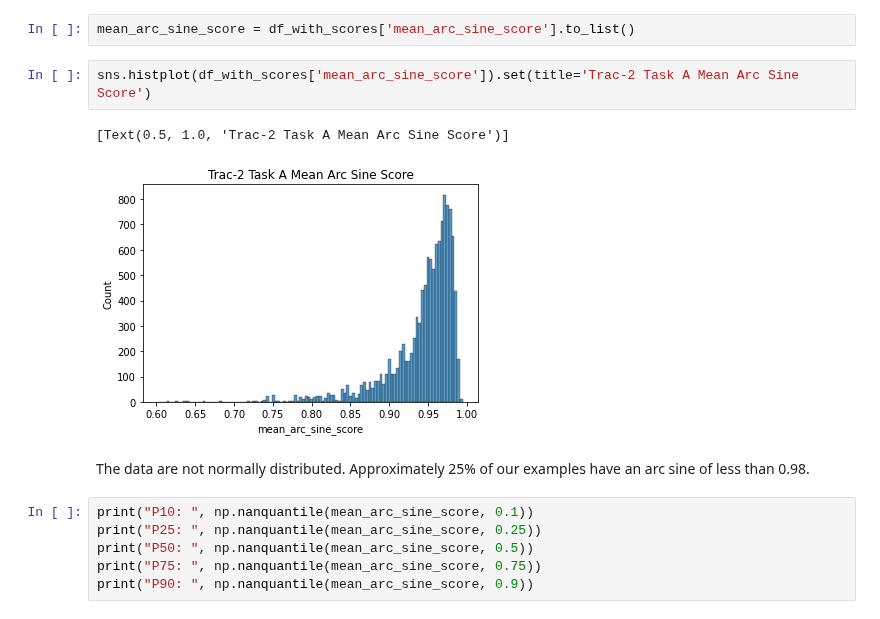
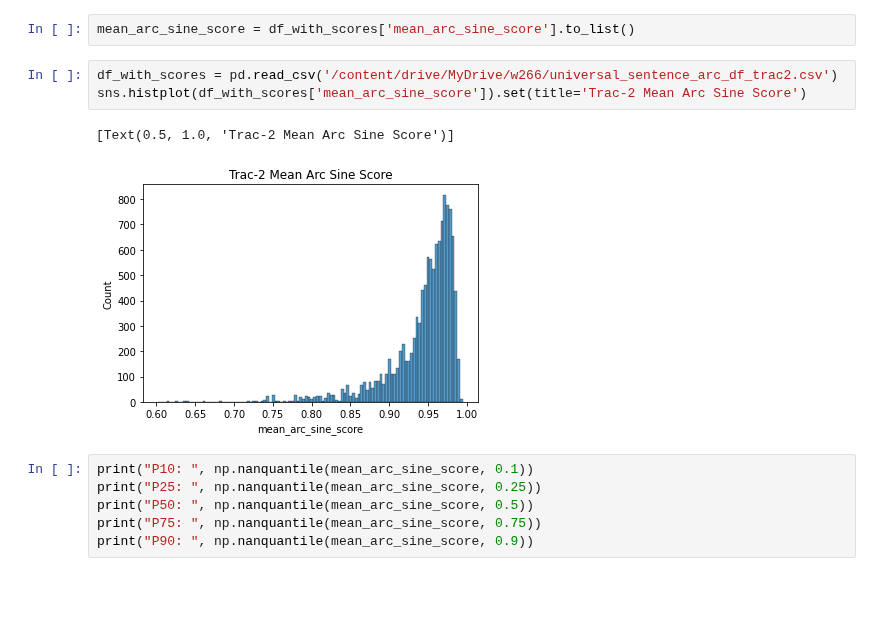
Before and after one commit to ipietri/w266_Final_Project, a Jupyter notebook: notebooks/TRAC-2-notebooks/grayscaling/Trac_2_Sentiment_Greyscaling_Universal_Sentence_Encoder.ipynb, the cells around one changed output. Cells and saved outputs as stored; diff of their text form; blank space fills up the shorter version.

Commit message:
fixed chart title

```diff
--- a/notebooks/TRAC-2-notebooks/grayscaling/Trac_2_Sentiment_Greyscaling_Universal_Sentence_Encoder.ipynb
+++ b/notebooks/TRAC-2-notebooks/grayscaling/Trac_2_Sentiment_Greyscaling_Universal_Sentence_Encoder.ipynb
@@ -197,12 +195,11 @@ Visualize distribution
 # %%
 mean_arc_sine_score = df_with_scores['mean_arc_sine_score'].to_list()
 # %%
-sns.histplot(df_with_scores['mean_arc_sine_score']).set(title='Trac-2 Task A Mean Arc Sine Score')
+df_with_scores = pd.read_csv('/content/drive/MyDrive/w266/universal_sentence_arc_df_trac2.csv')
+sns.histplot(df_with_scores['mean_arc_sine_score']).set(title='Trac-2 Mean Arc Sine Score')
 # %% [output]
-[Text(0.5, 1.0, 'Trac-2 Task A Mean Arc Sine Score')]
+[Text(0.5, 1.0, 'Trac-2 Mean Arc Sine Score')]
-[figure, old version]
+[figure, new version]
-# %% [markdown]
-The data are not normally distributed. Approximately 25% of our examples have an arc sine of less than 0.98.
 # %%
 print("P10: ", np.nanquantile(mean_arc_sine_score, 0.1))
 print("P25: ", np.nanquantile(mean_arc_sine_score, 0.25))
```
Also changed, not shown: parts of 1 cell of this notebook.
